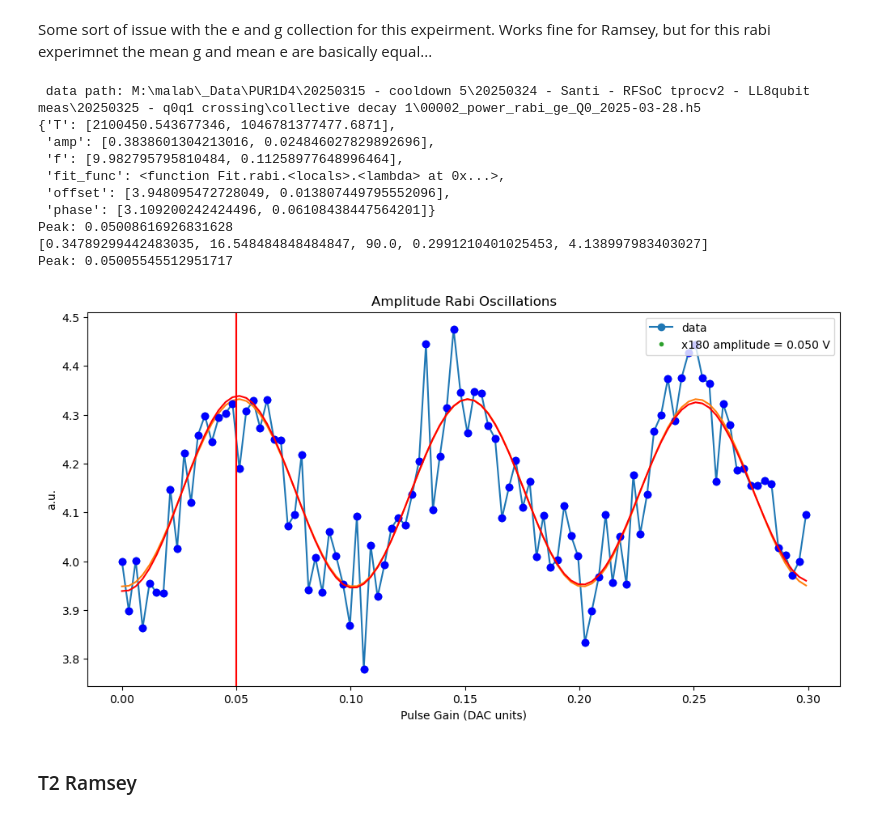
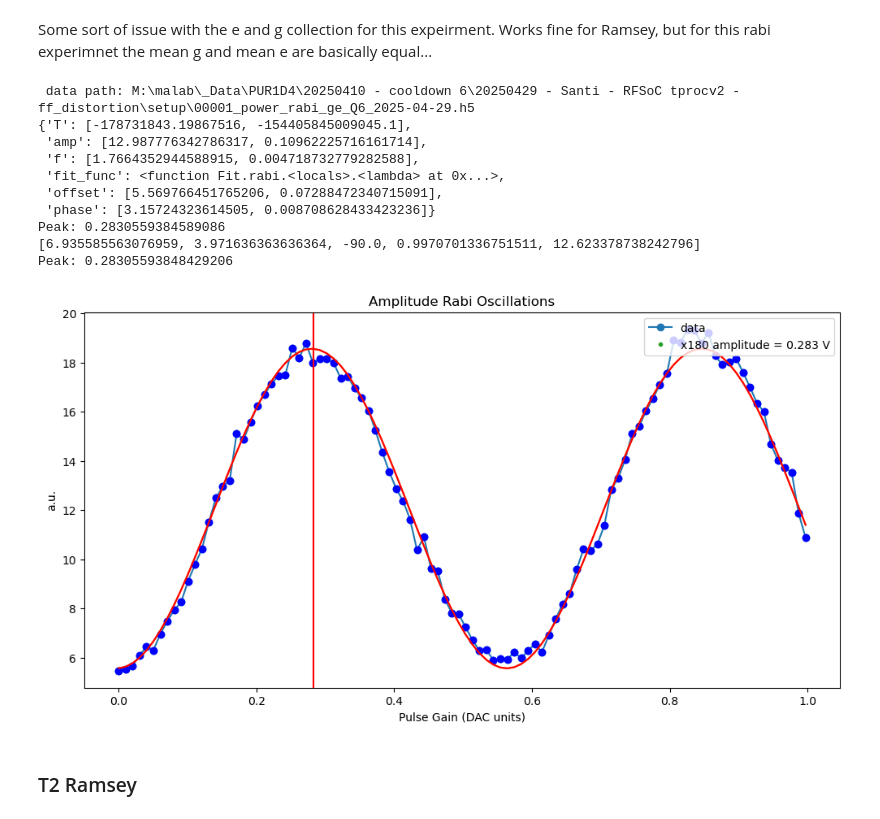
Before and after one commit to ma-quantumlab/QICK-tprocv2-Code, a Jupyter notebook: qubit_char_data_analysis.ipynb, the cells around one changed output. Saved outputs shown, nothing was run; the diff lists cells and outputs as text; code cells hidden in the pictures.

```diff
--- a/qubit_char_data_analysis.ipynb
+++ b/qubit_char_data_analysis.ipynb
@@ -24,5 +24,5 @@ Could not load InstrumentManagerWindow
 # %%
-global_data_path = r"M:/malab/_Data/PUR1D4/20250410 - cooldown 6/20250422 - Santi - RFSoC tprocv2 - char4-5GHz"
+global_data_path = r"M:\malab\_Data\PUR1D4\20250410 - cooldown 6\20250429 - Santi - RFSoC tprocv2 - ff_distortion"
 expt_path = r"\setup"
 global_data_path = global_data_path + expt_path
 
@@ -31,7 +31,7 @@ colors = ['b', 'g', 'r', 'c', 'm', 'y', 'k', 'orange']
 ### Time Of Flight
 # %%
 # data = global_data_path + r"\00001_tof_mux_Q0_2025-03-25.h5"
-data = global_data_path + r"\00001_tof_Q7_2025-04-22.h5"
+data = global_data_path + r"\00000_tof_Q6_2025-04-29.h5"
 
 with SlabFile(data, 'r') as f:
     t = array(f['t'])[0]
@@ -60,7 +60,7 @@ plt.axvline(0.5, c='r')
 # %% [markdown]
 #### single Resonator Spectrosocpy
 # %%
-data = global_data_path + r"\00004_res_spec_ge_Q7_2025-04-22.h5"
+data = global_data_path + r"\00000_res_spec_ge_Q6_2025-04-29.h5"
 
 with SlabFile(data, 'r') as f:
     freqs = array(f['fpts'])[0]
@@ -313,7 +313,7 @@ plt.tight_layout()
 ### Qubit Spectroscopy
 # %%
 i = 0
-data = global_data_path + r"\00001_qubit_spec_ge_Q7_2025-04-23.h5"
+data = global_data_path + r"\00001_qubit_spec_ge_Q6_2025-04-29.h5"
 print('data path:', data)
 
 SS = 'False' # did we do SingleShot for ge normalization?
@@ -597,9 +597,9 @@ Peak: 0.14485210586870031
 Some sort of issue with the e and g collection for this expeirment. Works fine for Ramsey, but for this rabi experimnet the mean g and mean e are basically equal...
 # %%
 qubit = 6
-# data = global_data_path + r"\00000_power_rabi_ge_mux_Q" + str(qubit) + "_2025-03-25.h5"
+data = global_data_path + r"\00001_power_rabi_ge_Q" + str(qubit) + "_2025-04-29.h5"
 # data = r"M:/malab\People\Santi\data\candle_qubit\00000_power_rabi_ef_Q4_2024-10-25.h5"
-data = r"M:\malab\_Data\PUR1D4\20250315 - cooldown 5\20250324 - Santi - RFSoC tprocv2 - LL8qubit meas\20250325 - q0q1 crossing\collective decay 1\00002_power_rabi_ge_Q0_2025-03-28.h5"
+# data = r"M:\malab\_Data\PUR1D4\20250315 - cooldown 5\20250324 - Santi - RFSoC tprocv2 - LL8qubit meas\20250325 - q0q1 crossing\collective decay 1\00002_power_rabi_ge_Q0_2025-03-28.h5"
 # data = r"M:\malab\_Data\PUR1D4\20250315 - cooldown 5\20250324 - Santi - RFSoC tprocv2 - LL8qubit meas\20250325 - q0q1 crossing\00000_power_rabi_ge_Q0_2025-03-28.h5"
 
 MUX = False
@@ -650,43 +650,43 @@ plt.xlabel(r"Pulse Gain (DAC units)")
 plt.title(r'Amplitude Rabi Oscillations')
 plt.legend()
 
 cor = 0.00
 
 fit = Fit()
 if MUX:
     ydata = ydata.T[0]
 
 fit_results = fit.rabi(gains, ydata, plot=True)
 
 pp.pprint(fit_results)
 peak = 0.5 / fit_results['f'][0] #- (fit_results['phase'][0]/(180*fit_results['f'][0]))
 # peak = fit_results['T'][0]
 print('Peak:', peak + cor)
 plt.axvline(peak + cor, marker='', c='red')
 
 # plt.plot(gains, I,marker='o', label='I')
 # plt.plot(gains, Q,marker='o', label='Q')
 
 # plt.legend()
 fit_results = fitdecaysin(gains, ydata, showfit=True)
 # pp.pprint(fit_results)
 peak = 0.5 / fit_results[1]
 print('Peak:', peak + cor)
 plt.axvline(peak + cor, marker='', c='red')
 # plt.axvline(0.45, marker='', c='red')
 plt.show()
 # %% [output]
- data path: M:\malab\_Data\PUR1D4\20250315 - cooldown 5\20250324 - Santi - RFSoC tprocv2 - LL8qubit meas\20250325 - q0q1 crossing\collective decay 1\00002_power_rabi_ge_Q0_2025-03-28.h5
-{'T': [2100450.543677346, 1046781377477.6871],
- 'amp': [0.3838601304213016, 0.024846027829892696],
- 'f': [9.982795795810484, 0.11258977648996464],
+ data path: M:\malab\_Data\PUR1D4\20250410 - cooldown 6\20250429 - Santi - RFSoC tprocv2 - ff_distortion\setup\00001_power_rabi_ge_Q6_2025-04-29.h5
+{'T': [-178731843.19867516, -154405845009045.1],
+ 'amp': [12.987776342786317, 0.10962225716161714],
+ 'f': [1.7664352944588915, 0.004718732779282588],
  'fit_func': <function Fit.rabi.<locals>.<lambda> at 0x...>,
- 'offset': [3.948095472728049, 0.013807449795552096],
- 'phase': [3.109200242424496, 0.06108438447564201]}
-Peak: 0.05008616926831628
-[0.34789299442483035, 16.548484848484847, 90.0, 0.2991210401025453, 4.138997983403027]
-Peak: 0.05005545512951717
+ 'offset': [5.569766451765206, 0.07288472340715091],
+ 'phase': [3.15724323614505, 0.008708628433423236]}
+Peak: 0.2830559384589086
+[6.935585563076959, 3.971636363636364, -90.0, 0.9970701336751511, 12.623378738242796]
+Peak: 0.28305593848429206
-[figure, old version]
+[figure, new version]
 # %% [markdown]
 ### T2 Ramsey
 # %%
```
Also changed, not shown: parts of 5 cells of this notebook, 9 other files.
